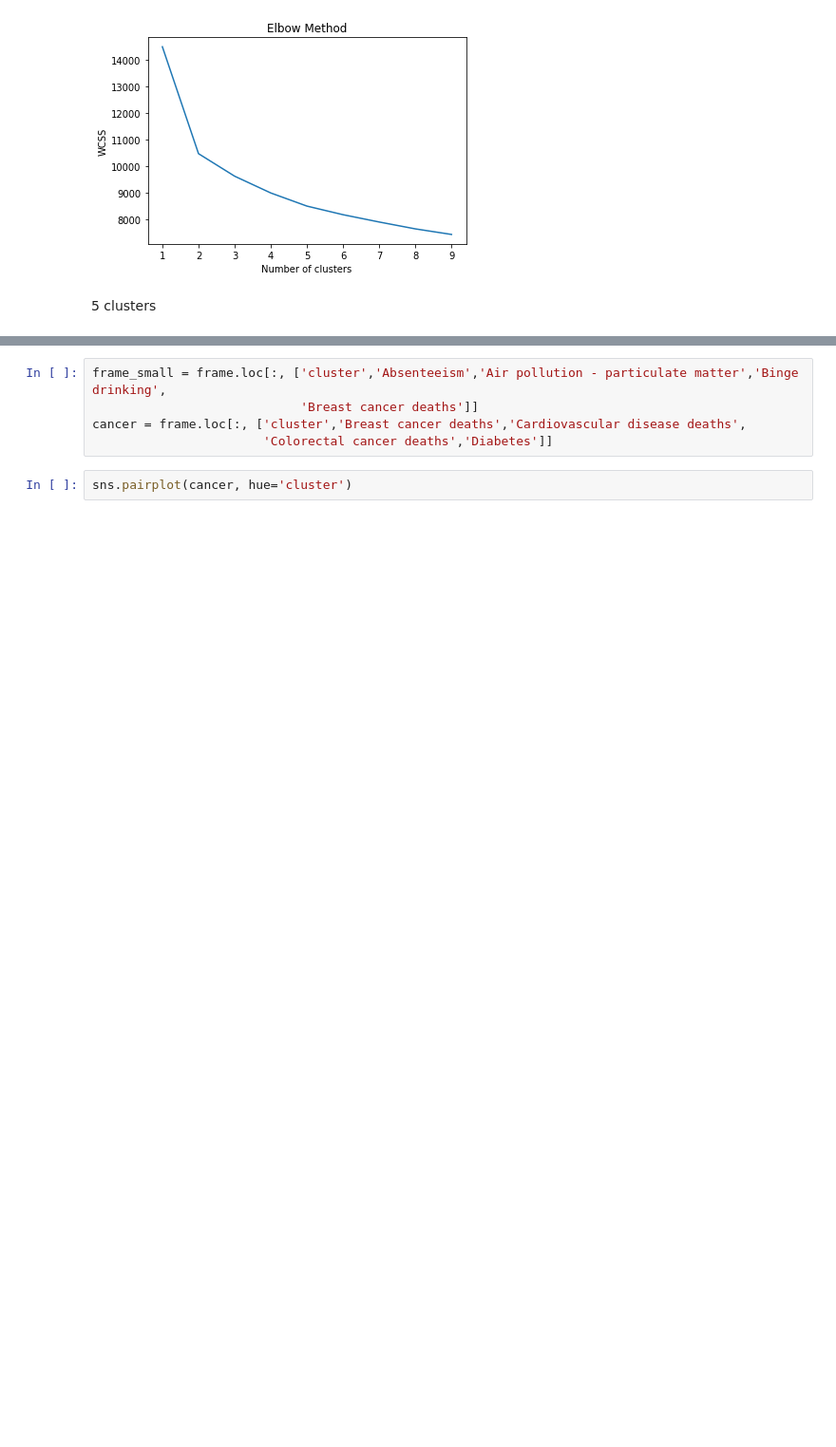
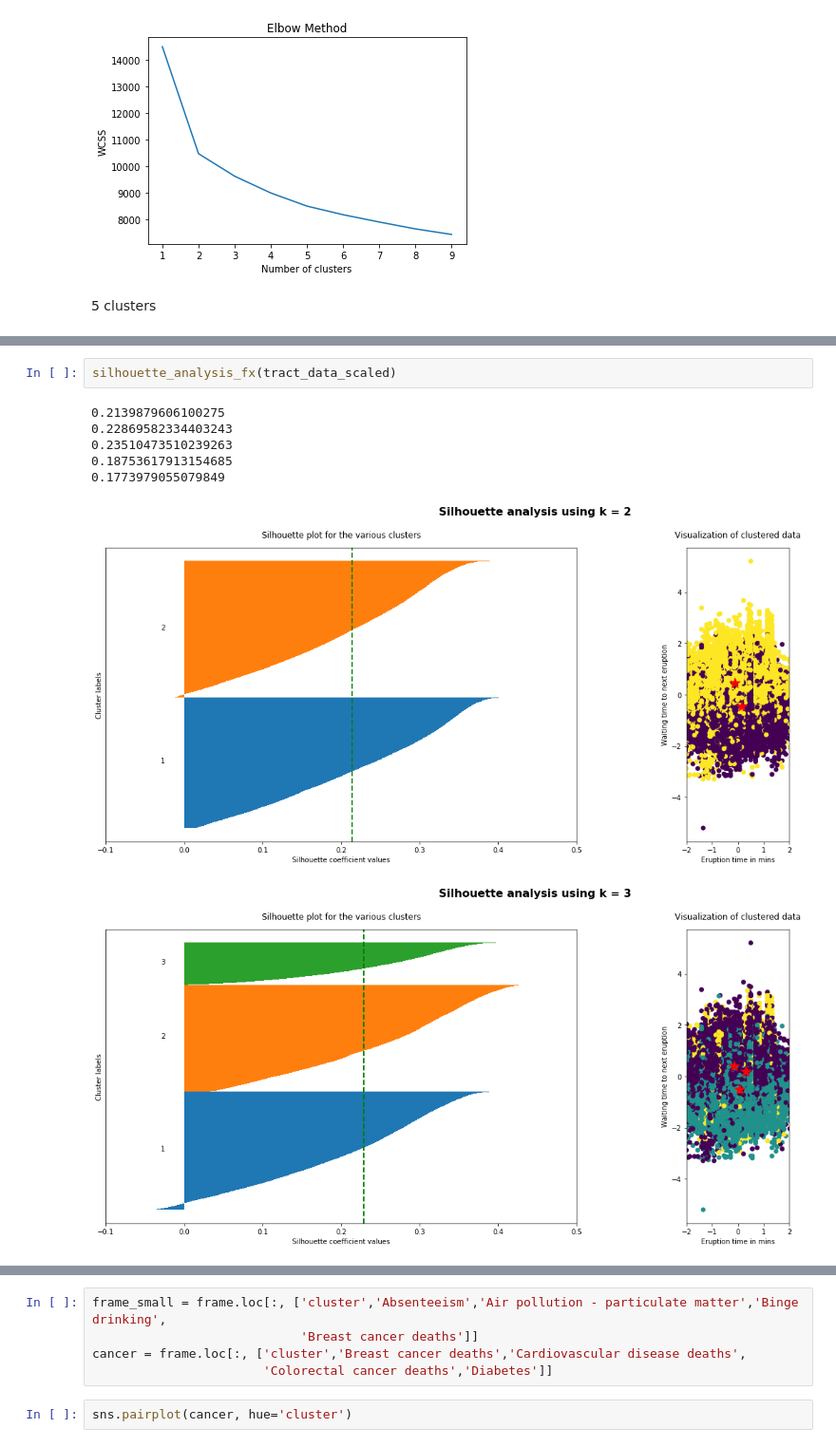
Before and after one commit to lilfetz22/Health_Scores_CAP2, a Jupyter notebook: scripts/Health_Scores_ML.ipynb, the cells around one changed output, grey strips where cells are left out. Shown at 95% size. Drawn from its saved outputs; the diff is of its cells as text; blank space fills up the shorter version.

```diff
--- a/scripts/Health_Scores_ML.ipynb
+++ b/scripts/Health_Scores_ML.ipynb
@@ -50,0 +124,10 @@ plt.show()
+# %%
+silhouette_analysis_fx(tract_data_scaled)
+# %% [output]
+0.2139879606100275
+0.22869582334403243
+0.23510473510239263
+0.18753617913154685
+0.1773979055079849
+[figure, added]
+[figure, added]
```
Also changed, not shown: parts of 20 cells of this notebook.
